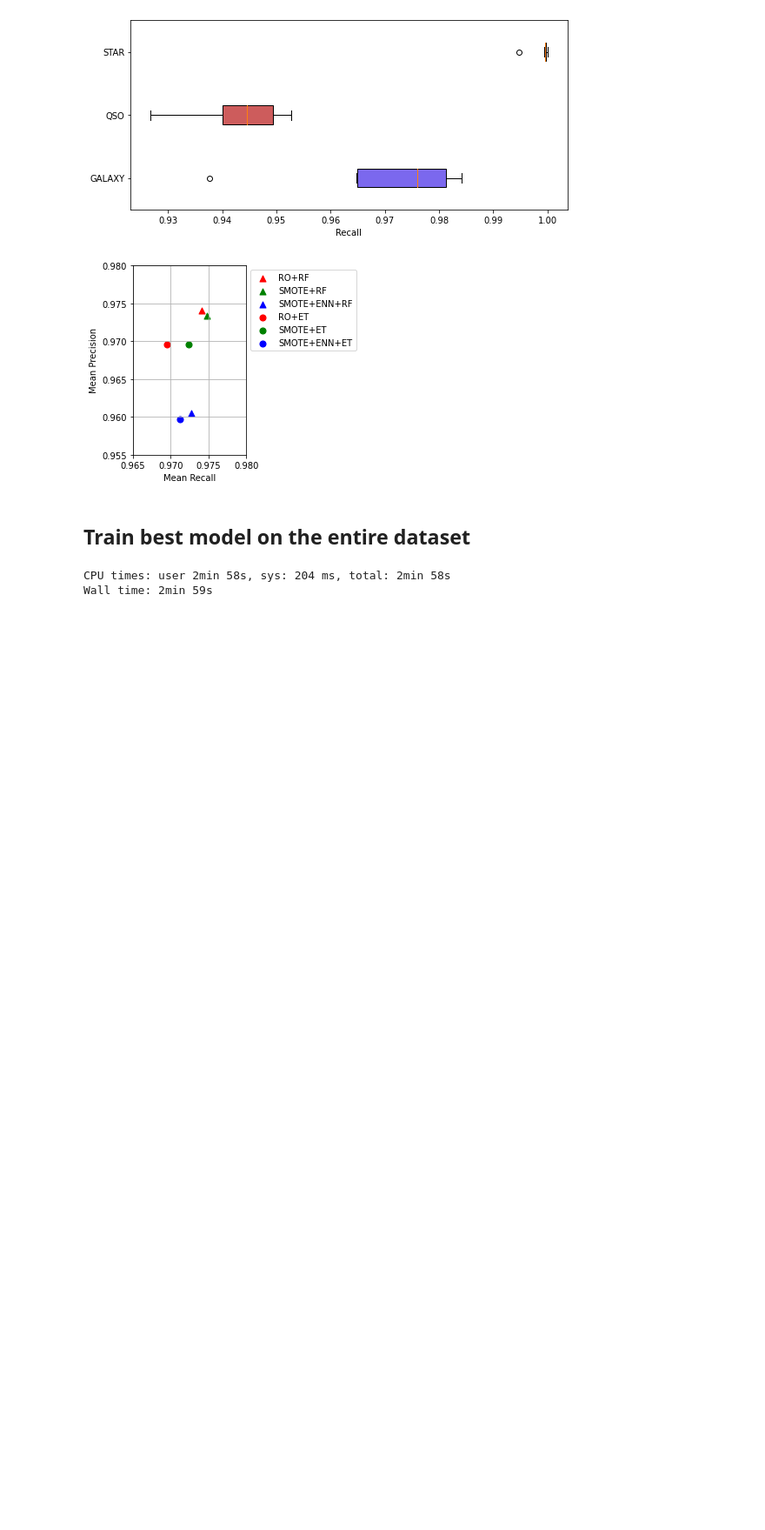
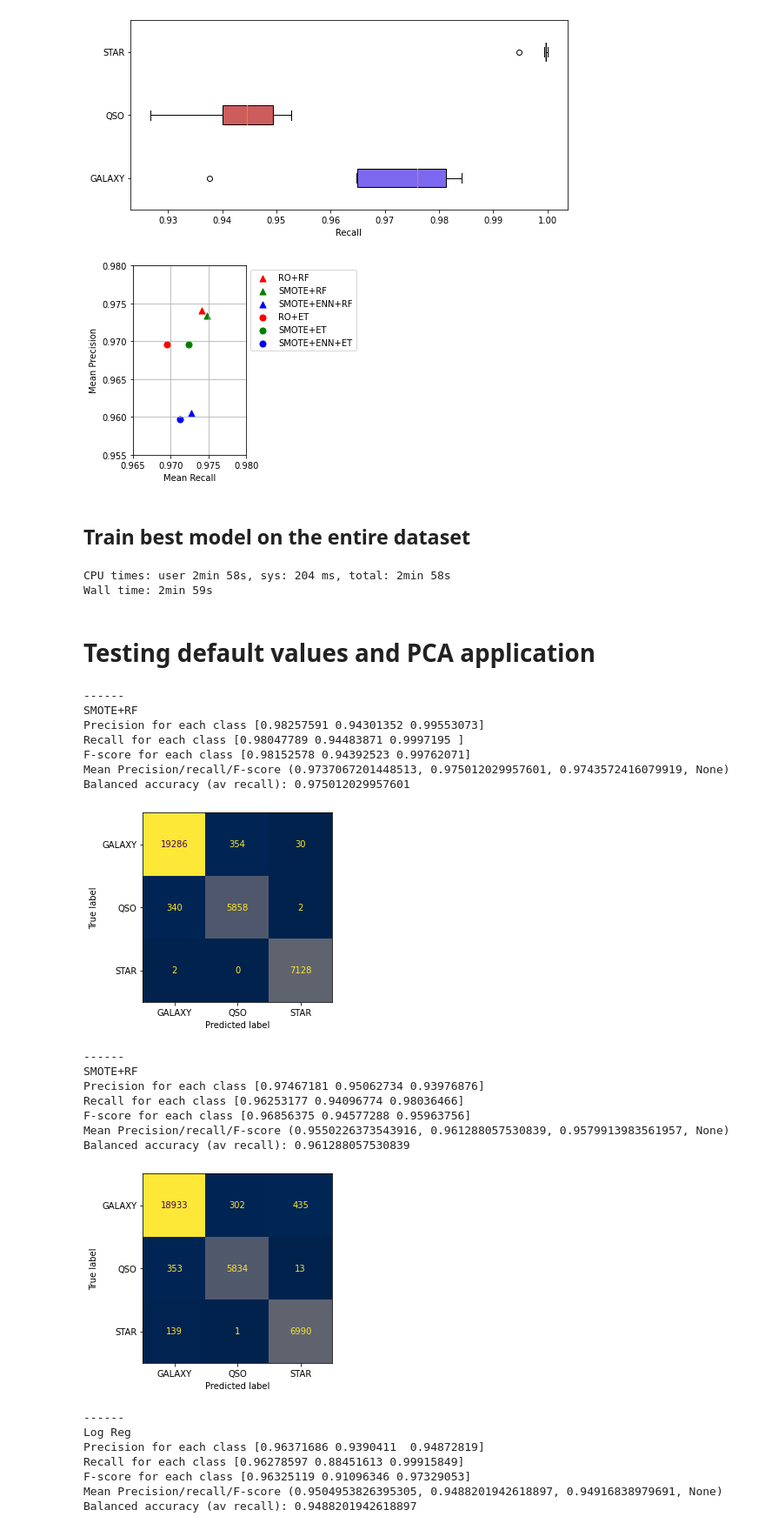
Before and after one commit to Fabio-RibeiroB/StellarClassificationMsc, a Jupyter notebook: FinalPipeline.ipynb, the cells around one changed output. Shown: that part at 87% size. Cells and saved outputs as stored; diff of their text form; code cells hidden in the pictures; blank space fills up the shorter version.

Commit message:
Default and pca comparison

```diff
--- a/FinalPipeline.ipynb
+++ b/FinalPipeline.ipynb
@@ -389,3 +390,47 @@ pickle.dump(model, open(filename, 'wb'))
 # %% [output]
 CPU times: user 2min 58s, sys: 204 ms, total: 2min 58s
 Wall time: 2min 59s
+# %% [markdown]
+# Testing default values and PCA application
+# %%
+from sklearn.decomposition import PCA
+rfsmotedefault = ['SMOTE+RF', SMOTE(random_state=0),
+           RandomForestClassifier(random_state=0)
+          ]
+
+rfsmotepca = ['SMOTE+RF', StandardScaler(), PCA(), SMOTE(random_state=0),
+           RandomForestClassifier(random_state=0)
+          ]
+
+lrpca = ['Log Reg', StandardScaler(), PCA(),  LogisticRegression()]
+
+
+pipelines = [rfsmotedefault, rfsmotepca, lrpca]
+
+for pipe in pipelines:
+    print("------")
+    pipeline_predict(pipe)
+# %% [output]
+------
+SMOTE+RF
+Precision for each class [0.98257591 0.94301352 0.99553073]
+Recall for each class [0.98047789 0.94483871 0.9997195 ]
+F-score for each class [0.98152578 0.94392523 0.99762071]
+Mean Precision/recall/F-score (0.9737067201448513, 0.975012029957601, 0.9743572416079919, None)
+Balanced accuracy (av recall): 0.975012029957601
+[figure, added]
+------
+SMOTE+RF
+Precision for each class [0.97467181 0.95062734 0.93976876]
+Recall for each class [0.96253177 0.94096774 0.98036466]
+F-score for each class [0.96856375 0.94577288 0.95963756]
+Mean Precision/recall/F-score (0.9550226373543916, 0.961288057530839, 0.9579913983561957, None)
+Balanced accuracy (av recall): 0.961288057530839
+[figure, added]
+------
+Log Reg
+Precision for each class [0.96371686 0.9390411  0.94872819]
+Recall for each class [0.96278597 0.88451613 0.99915849]
+F-score for each class [0.96325119 0.91096346 0.97329053]
+Mean Precision/recall/F-score (0.9504953826395305, 0.9488201942618897, 0.94916838979691, None)
+Balanced accuracy (av recall): 0.9488201942618897
```
Also changed, not shown: parts of 2 cells of this notebook, 1 other file.
